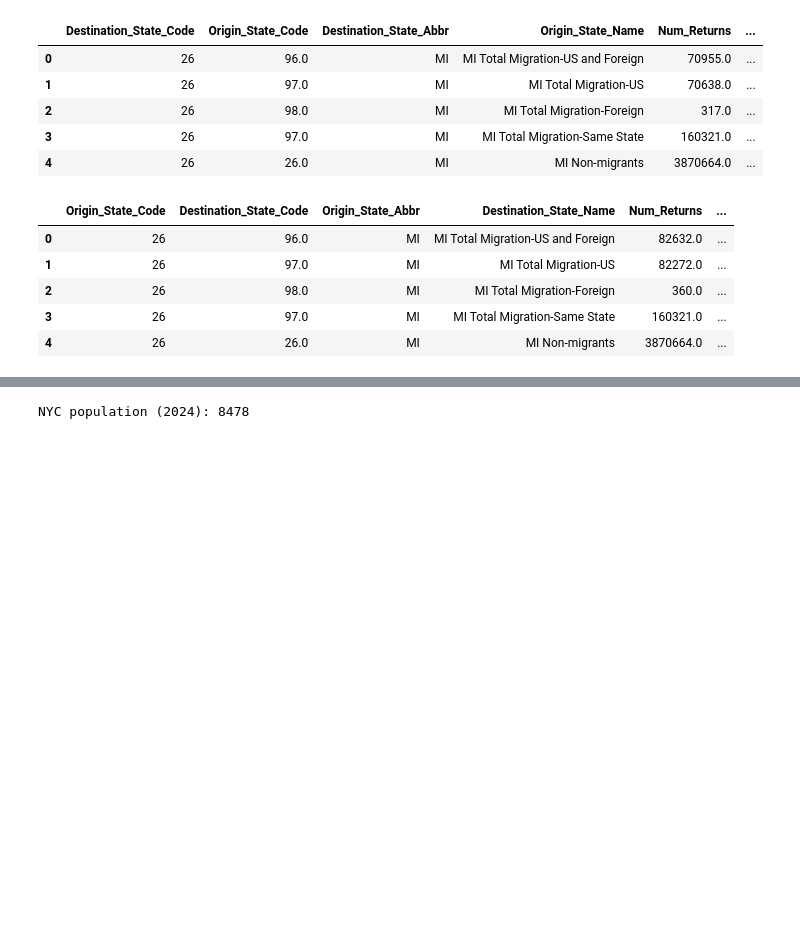
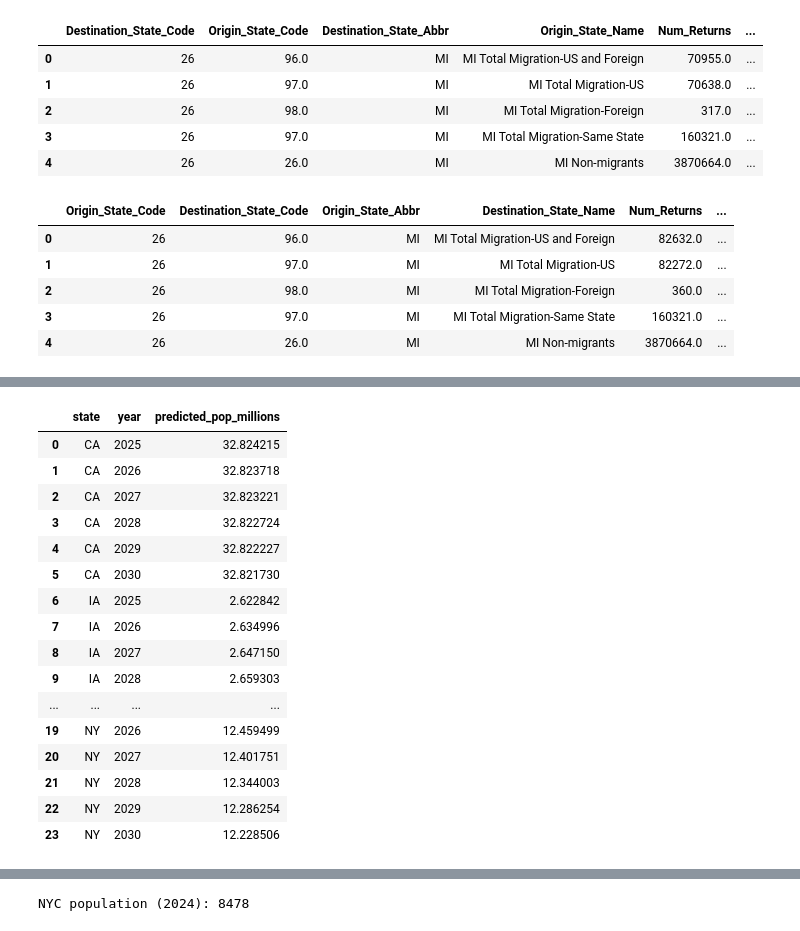
Before and after one commit to chasefrerichs/Group11_semester_project, a Jupyter notebook: Experimental_file.ipynb, the cells around one changed output, grey strips where cells are left out. Cells and saved outputs as stored; diff of their text form; code cells hidden in the pictures; blank space fills up the shorter version.

```diff
--- a/Experimental_file.ipynb
+++ b/Experimental_file.ipynb
@@ -456,0 +593,12 @@ mi_state_outflow_df.head()
+# %%
+import numpy as np
+import pandas as pd
+from sklearn.linear_model import LinearRegression
+
+# start from the population table we already built
+pop_df = all_pop.copy().sort_values(["state", "year"])
+
+# work in millions to keep numbers smaller
+pop_df["population_millions"] = pop_df["population"] / 1_000_000
+
+pop_df.head()
@@ -456,0 +612,18 @@ mi_state_outflow_df.head()
+# %%
+models = {}   # store models by state
+
+for state in pop_df["state"].unique():
+    state_data = pop_df[pop_df["state"] == state].sort_values("year")
+
+    X = state_data[["year"]].values              # feature = year
+    y = state_data["population_millions"].values # target = pop in millions
+
+    model = LinearRegression()
+    model.fit(X, y)
+
+    models[state] = model
+
+    print(f"State: {state}")
+    print(f"  slope (millions per year): {model.coef_[0]:.4f}")
+    print(f"  intercept: {model.intercept_:.2f}")
+    print()
@@ -456,0 +646,31 @@ mi_state_outflow_df.head()
+# %%
+future_years = np.arange(2025, 2031)   # 2025–2030
+
+pred_rows = []
+
+for state, model in models.items():
+    for year in future_years:
+        pred = model.predict([[year]])[0]   # predicted population in millions
+        pred_rows.append([state, year, pred])
+
+pred_df = pd.DataFrame(pred_rows,
+                       columns=["state", "year", "predicted_pop_millions"])
+pred_df
+# %% [output]
+|  | state | year | predicted_pop_millions |
+| 0 | CA | 2025 | 32.824215 |
+| 1 | CA | 2026 | 32.823718 |
+| 2 | CA | 2027 | 32.823221 |
+| 3 | CA | 2028 | 32.822724 |
+| 4 | CA | 2029 | 32.822227 |
+| 5 | CA | 2030 | 32.821730 |
+| 6 | IA | 2025 | 2.622842 |
+| 7 | IA | 2026 | 2.634996 |
+| 8 | IA | 2027 | 2.647150 |
+| 9 | IA | 2028 | 2.659303 |
+| ... | ... | ... | ... |
+| 19 | NY | 2026 | 12.459499 |
+| 20 | NY | 2027 | 12.401751 |
+| 21 | NY | 2028 | 12.344003 |
+| 22 | NY | 2029 | 12.286254 |
+| 23 | NY | 2030 | 12.228506 |
```
Also changed, not shown: parts of 11 cells of this notebook.
